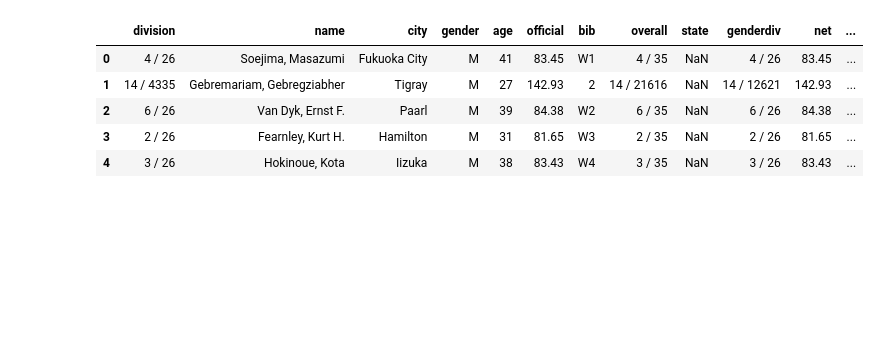
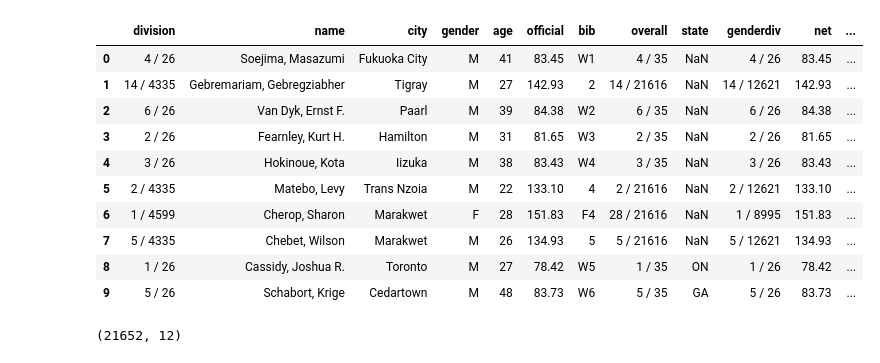
Before and after one commit to mbeckmanssf/Thinkful, a Jupyter notebook: Unit-4/2.5-Boston_Marathon.ipynb, the cells around one changed output. Cells and saved outputs as stored; diff of their text form; code cells hidden in the pictures; blank space fills up the shorter version.

```diff
--- a/Unit-4/2.5-Boston_Marathon.ipynb
+++ b/Unit-4/2.5-Boston_Marathon.ipynb
@@ -19,11 +20,20 @@ import itertools
 # Boston Marathon data from 2012
 raw2012 = pd.read_csv('~/Desktop/Data_Science/Boston_Marathon_2012.csv')
 # %%
-raw2012.head()
+raw2012.head(10)
 # %% [output]
 |  | division | name | city | gender | age | official | bib | overall | state | genderdiv | net | ... |
 | 0 | 4 / 26 | Soejima, Masazumi | Fukuoka City | M | 41 | 83.45 | W1 | 4 / 35 | NaN | 4 / 26 | 83.45 | ... |
 | 1 | 14 / 4335 | Gebremariam, Gebregziabher | Tigray | M | 27 | 142.93 | 2 | 14 / 21616 | NaN | 14 / 12621 | 142.93 | ... |
 | 2 | 6 / 26 | Van Dyk, Ernst F. | Paarl | M | 39 | 84.38 | W2 | 6 / 35 | NaN | 6 / 26 | 84.38 | ... |
 | 3 | 2 / 26 | Fearnley, Kurt H. | Hamilton | M | 31 | 81.65 | W3 | 2 / 35 | NaN | 2 / 26 | 81.65 | ... |
 | 4 | 3 / 26 | Hokinoue, Kota | Iizuka | M | 38 | 83.43 | W4 | 3 / 35 | NaN | 3 / 26 | 83.43 | ... |
+| 5 | 2 / 4335 | Matebo, Levy | Trans Nzoia | M | 22 | 133.10 | 4 | 2 / 21616 | NaN | 2 / 12621 | 133.10 | ... |
+| 6 | 1 / 4599 | Cherop, Sharon | Marakwet | F | 28 | 151.83 | F4 | 28 / 21616 | NaN | 1 / 8995 | 151.83 | ... |
+| 7 | 5 / 4335 | Chebet, Wilson | Marakwet | M | 26 | 134.93 | 5 | 5 / 21616 | NaN | 5 / 12621 | 134.93 | ... |
+| 8 | 1 / 26 | Cassidy, Joshua R. | Toronto | M | 27 | 78.42 | W5 | 1 / 35 | ON | 1 / 26 | 78.42 | ... |
+| 9 | 5 / 26 | Schabort, Krige | Cedartown | M | 48 | 83.73 | W6 | 5 / 35 | GA | 5 / 26 | 83.73 | ... |
+# %%
+raw2012.shape
+# %% [output]
+(21652, 12)
```
Also changed, not shown: parts of 35 cells of this notebook.
